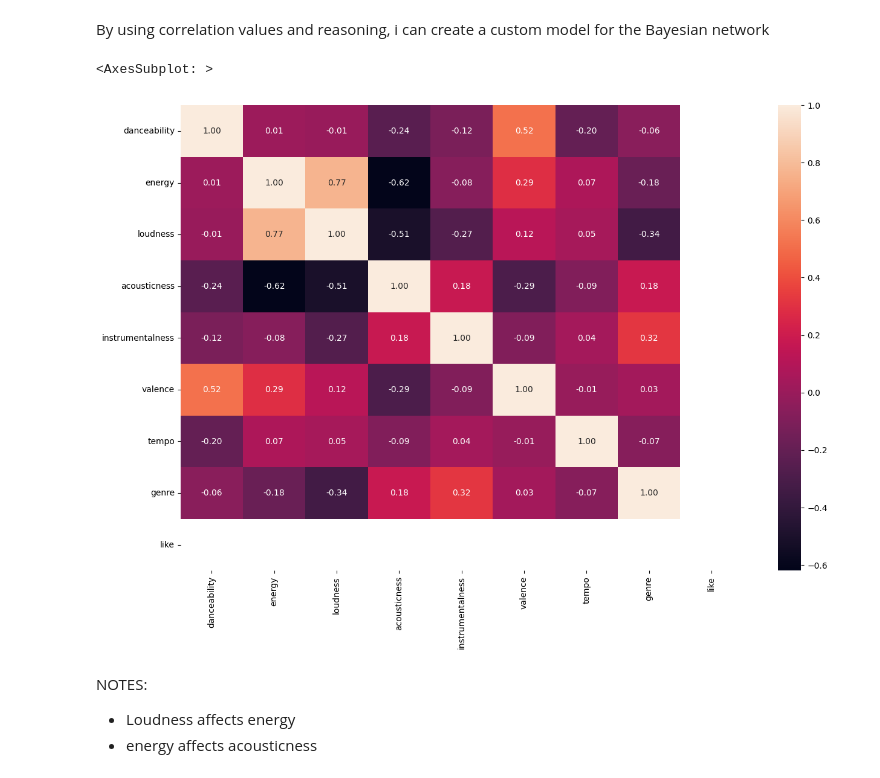
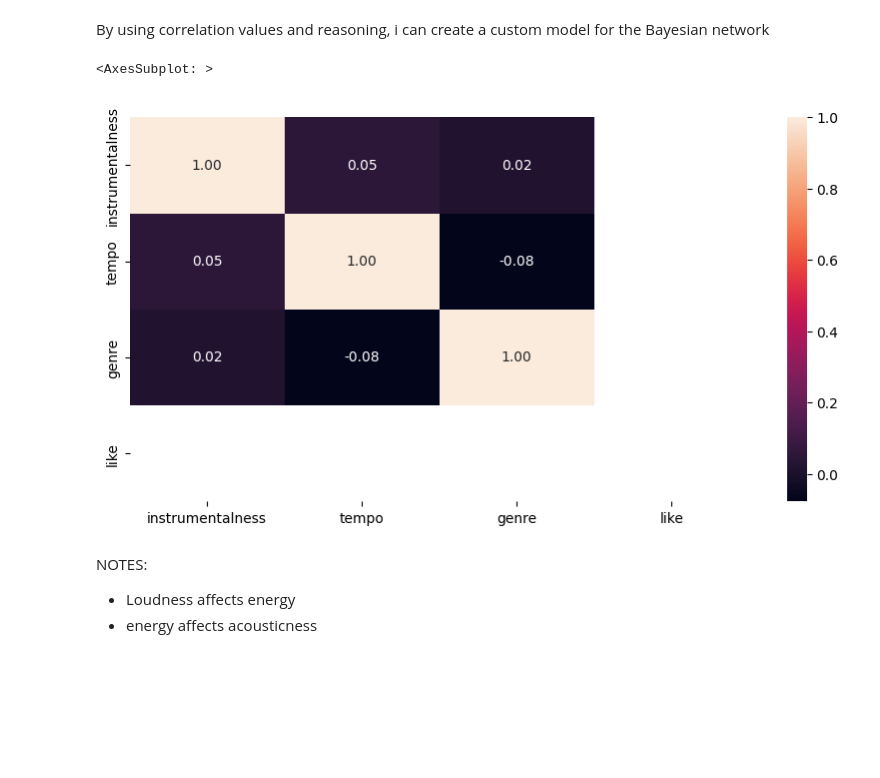
Before and after one commit to danielenapo/Bayesify, a Jupyter notebook: Dataset.ipynb, the cells around one changed output. Drawn from its saved outputs; the diff is of its cells as text; code cells hidden in the pictures; blank space fills up the shorter version.

Commit message:
preprocessing (discretization)

```diff
--- a/Dataset.ipynb
+++ b/Dataset.ipynb
@@ -62,13 +75,0 @@ track_features = track_features[:150]
-# %%
-import matplotlib.pyplot as plt
-import numpy as np
-import pandas as pd
-import seaborn as sns
-
-#convert all the features into a dataframe, NOT JUST THE FIRST
-df=[]
-for i in range(len(track_features)):
-    df.append(pd.DataFrame(track_features[i]))
-df = pd.concat(df)
-df.drop(['type','id','uri','track_href','analysis_url','time_signature', 'key', 'mode', 'speechiness', 'liveness', 'duration_ms'],axis=1,inplace=True)
-df['like']=1
@@ -83,0 +76,24 @@ df.head()
+# %%
+#insert all preprocessing here, starting from track_features (a list of dictionaries)
+#data is a dataframe with all features and the genre, like is a value 0 or 1 to be added to the dataframe
+def preprocessing(data, like):
+    #transform to dataframe
+    df=[]
+    for i in range(len(track_features)):
+        df.append(pd.DataFrame(track_features[i]))
+    df = pd.concat(df)
+    #feature selection
+    df.drop(['type','id','uri','track_href','analysis_url','time_signature', 'key', 'mode', 'speechiness', 'liveness', 'duration_ms'],axis=1,inplace=True)
+    df["like"]=like
+    # discretization using sklearn.preprocessing.KBinsDiscretizer
+    from sklearn.preprocessing import KBinsDiscretizer
+    est = KBinsDiscretizer(n_bins=5, encode='ordinal', strategy='uniform')
+
+    df['loudness'] = pd.cut(df['loudness'], bins=5, labels=[0,1,2,3,4])
+    df['valence'] = pd.cut(df['valence'], bins=5, labels=[0,1,2,3,4])
+    df['acousticness'] = pd.cut(df['acousticness'], bins=5, labels=[0,1,2,3,4])
+    df['danceability'] = pd.cut(df['danceability'], bins=5, labels=[0,1,2,3,4])
+    df['energy'] = pd.cut(df['energy'], bins=5, labels=[0,1,2,3,4])
+    df['instrumentalness']=pd.cut(df['instrumentalness'], bins=2, labels=[0,1])
+    #return final dataframe
+    return df
@@ -83,0 +102,5 @@ df.head()
+# %%
+
+#convert all the features into a dataframe, NOT JUST THE FIRST
+df=preprocessing(track_features, 1)
+df.head()
@@ -98,15 +123,15 @@ array([[<AxesSubplot: title={'center': 'danceability'}>,
 By using correlation values and reasoning, i can create a custom model for the Bayesian network
 # %%
 #show correlation between features
-fig= plt.figure(figsize=(15,10))
+fig= plt.figure(figsize=(10,5))
 corr = df.corr()
 sns.heatmap(corr,
             xticklabels=corr.columns.values,
             yticklabels=corr.columns.values,
             annot=True, fmt=".2f")
 # %% [output]
 <AxesSubplot: >
-[figure, old version]
+[figure, new version]
 # %% [markdown]
 NOTES:
 - Loudness affects energy
```
Also changed, not shown: parts of 13 cells of this notebook, 3 other files.
